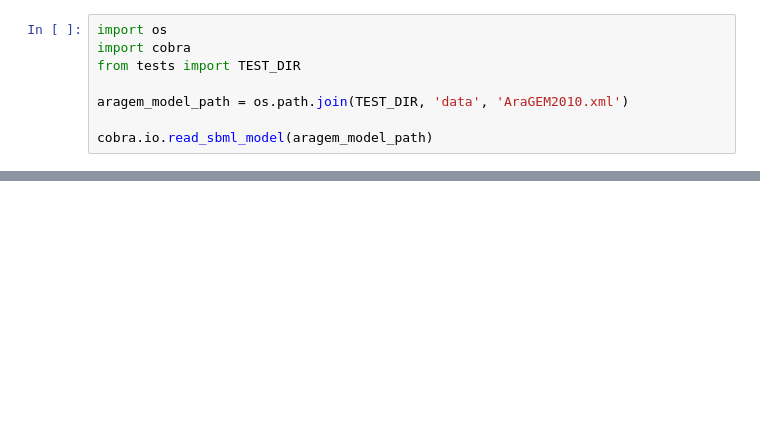
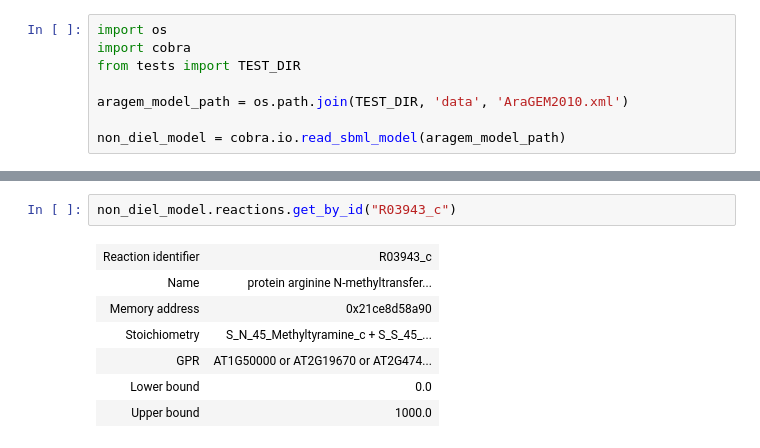
Before and after one commit to LucianaMartins26/DielModels, a Jupyter notebook: examples/compartments.ipynb, the cells around one changed output, grey strips where cells are left out. Saved outputs shown, nothing was run; the diff lists cells and outputs as text; blank space fills up the shorter version.

```diff
--- a/examples/compartments.ipynb
+++ b/examples/compartments.ipynb
@@ -5,4 +5,4 @@ from tests import TEST_DIR
 
 aragem_model_path = os.path.join(TEST_DIR, 'data', 'AraGEM2010.xml')
 
-cobra.io.read_sbml_model(aragem_model_path)
+non_diel_model = cobra.io.read_sbml_model(aragem_model_path)
@@ -17,0 +74,10 @@ cobra.io.read_sbml_model(aragem_model_path)
+# %%
+non_diel_model.reactions.get_by_id("R03943_c")
+# %% [output]
+| Reaction identifier | R03943_c |
+| Name | protein arginine N-methyltransfer... |
+| Memory address | 0x21ce8d58a90 |
+| Stoichiometry | S_N_45_Methyltyramine_c + S_S_45_... |
+| GPR | AT1G50000 or AT2G19670 or AT2G474... |
+| Lower bound | 0.0 |
+| Upper bound | 1000.0 |
```
Also changed, not shown: parts of 29 cells of this notebook.
